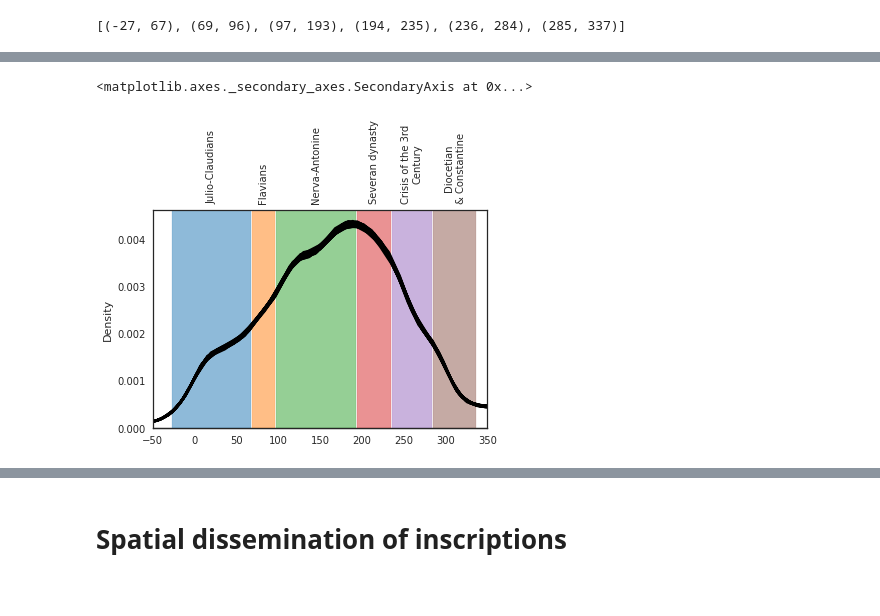
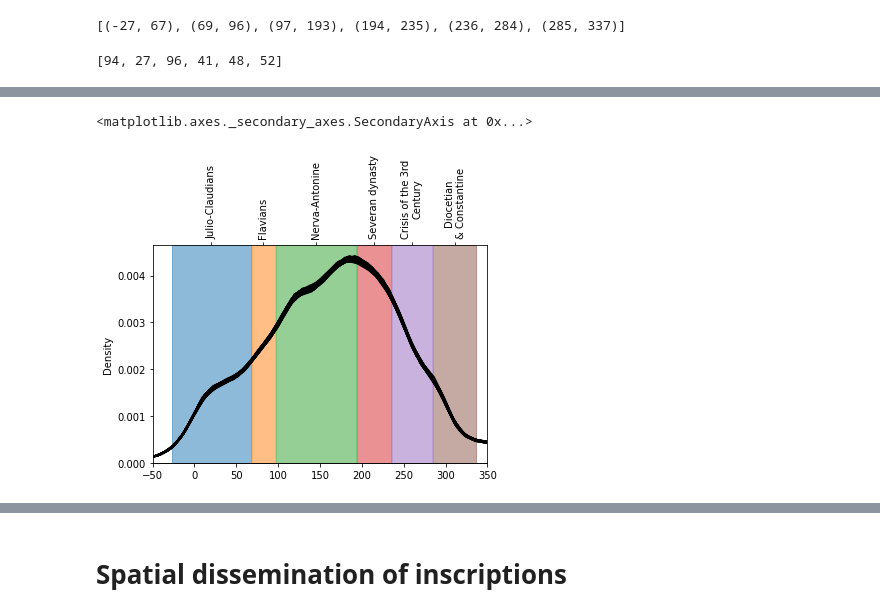
Before and after one commit to sdam-au/LI_ETL, a Jupyter notebook: scripts/1_6_py_WORDS&OCCUPS&ORGS_TEMPORAL.ipynb, the cells around one changed output, grey strips where cells are left out. Cells and saved outputs as stored; diff of their text form; code cells hidden in the pictures.

```diff
--- a/scripts/1_6_py_WORDS&OCCUPS&ORGS_TEMPORAL.ipynb
+++ b/scripts/1_6_py_WORDS&OCCUPS&ORGS_TEMPORAL.ipynb
@@ -65,3 +77,8 @@ reading file located in a public folder
+# %%
+# focus on latin inscriptions only
+EDH = EDH[EDH["language"].notnull()]
+EDH = EDH[EDH["language"].str.contains("Latin")]
+EDCS = EDCS[EDCS["language"].isnull()]
 # %%
 # read and execute our script for modelling dates - TEMPUN
 script_url = "https://raw.githubusercontent.com/sdam-au/tempun/master/scripts/modelling_distributions.py"
@@ -114,10 +135,6 @@ orgs_ratios_merged = simulations_merged(orgs_ins_ratio)
 EDH_complete_merged = simulations_merged(EDH_complete_simulations)
 # %% [markdown]
 # Comparing distributions by means of KDE
-# %%
-var_data = []
-for var_n in range(1000):
-    var_data.append([var[var_n] for var in EDH["random_dates"] if var !=None])
 # %%
 # periods definitions
 
@@ -138,15 +155,24 @@ timeblocks_periods = [(periods[period]["startdate"], periods[period]["enddate"])
 timeblocks_periods
 # %% [output]
 [(-27, 67), (69, 96), (97, 193), (194, 235), (236, 284), (285, 337)]
+# %%
+periods_duration = [abs(tup[1] - tup[0]) for tup in timeblocks_periods]
+periods_duration
+# %% [output]
+[94, 27, 96, 41, 48, 52]
+# %%
+var_data_edh = []
+for var_n in range(1000):
+    var_data_edh.append([var[var_n] for var in EDH["random_dates"] if var !=None])
 # %%
 %%time
 # timeconsuming, because of the KDE involved
 labels=[key for key in periods.keys()]
-positions = [np.mean(tup[0]) for tup in occups_ratios_merged]
+positions = [np.mean(tup) for tup in timeblocks_periods]
 
 fig, ax = plt.subplots(figsize=[6,4])
 
-for data in var_data[:100]:
+for data in var_data_edh[:100]:
     sns.kdeplot(data, ax=ax, color="black")
 for period, color in zip(periods.keys(), tab_colors_list):
     ax.axvspan(periods[period]["startdate"], periods[period]["enddate"], color=color, alpha=0.5)#, linestyles="dashed", color="red")
@@ -167,2 +193,2 @@ Wall time: 24.2 s
 <matplotlib.axes._secondary_axes.SecondaryAxis at 0x...>
-[figure, old version]
+[figure, new version]
```
Also changed, not shown: parts of 28 cells of this notebook, 2 other files.
